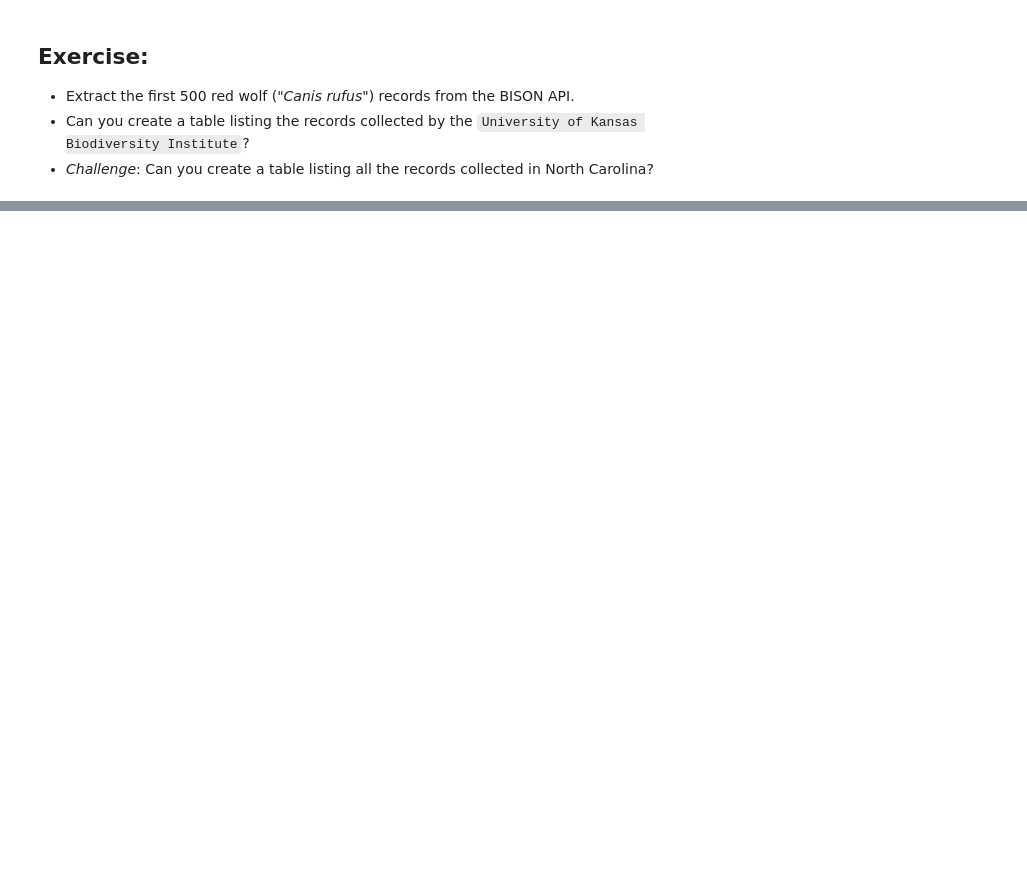
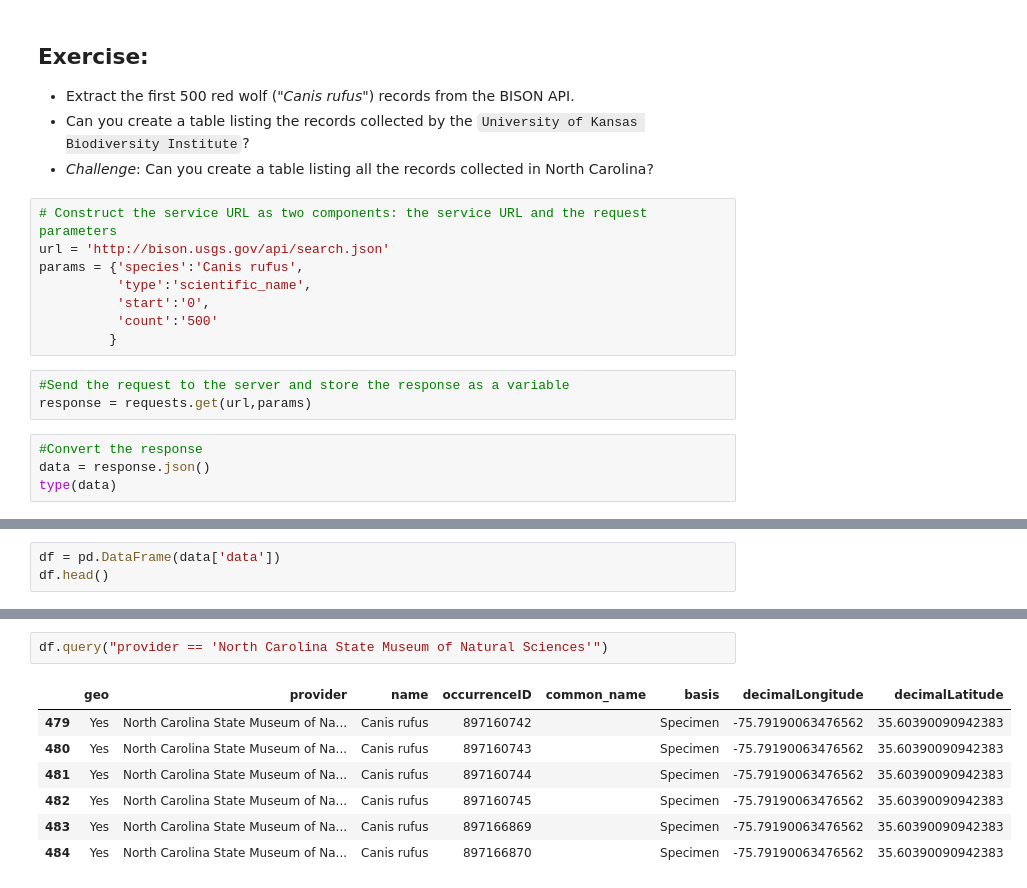
Before and after one commit to rml41/UsingAPIs, a Jupyter notebook: 2a-Exploring-the-BISON-API.ipynb, the cells around one changed output, grey strips where cells are left out. Drawn from its saved outputs; the diff is of its cells as text; blank space fills up the shorter version.

```diff
--- a/2a-Exploring-the-BISON-API.ipynb
+++ b/2a-Exploring-the-BISON-API.ipynb
@@ -107,3 +212,18 @@ df.dtypes
 * Extract the first 500 red wolf (*"Canis rufus"*) records from the BISON API.
 * Can you create a table listing the records collected by the `University of Kansas Biodiversity Institute`?
 * *Challenge*: Can you create a table listing all the records collected in North Carolina?
+# %%
+# Construct the service URL as two components: the service URL and the request parameters
+url = 'http://bison.usgs.gov/api/search.json'
+params = {'species':'Canis rufus',
+          'type':'scientific_name',
+          'start':'0',
+          'count':'500'
+         }
+# %%
+#Send the request to the server and store the response as a variable
+response = requests.get(url,params)
+# %%
+#Convert the response
+data = response.json()
+type(data)
@@ -109,0 +232,3 @@ df.dtypes
+# %%
+df = pd.DataFrame(data['data'])
+df.head()
@@ -109,0 +257,10 @@ df.dtypes
+# %%
+df.query("provider == 'North Carolina State Museum of Natural Sciences'")
+# %% [output]
+|  | geo | provider | name | occurrenceID | common_name | basis | decimalLongitude | decimalLatitude |
+| 479 | Yes | North Carolina State Museum of Na... | Canis rufus | 897160742 |  | Specimen | -75.79190063476562 | 35.60390090942383 |
+| 480 | Yes | North Carolina State Museum of Na... | Canis rufus | 897160743 |  | Specimen | -75.79190063476562 | 35.60390090942383 |
+| 481 | Yes | North Carolina State Museum of Na... | Canis rufus | 897160744 |  | Specimen | -75.79190063476562 | 35.60390090942383 |
+| 482 | Yes | North Carolina State Museum of Na... | Canis rufus | 897160745 |  | Specimen | -75.79190063476562 | 35.60390090942383 |
+| 483 | Yes | North Carolina State Museum of Na... | Canis rufus | 897166869 |  | Specimen | -75.79190063476562 | 35.60390090942383 |
+| 484 | Yes | North Carolina State Museum of Na... | Canis rufus | 897166870 |  | Specimen | -75.79190063476562 | 35.60390090942383 |
```
Also changed, not shown: parts of 15 cells of this notebook, 2 other files.
